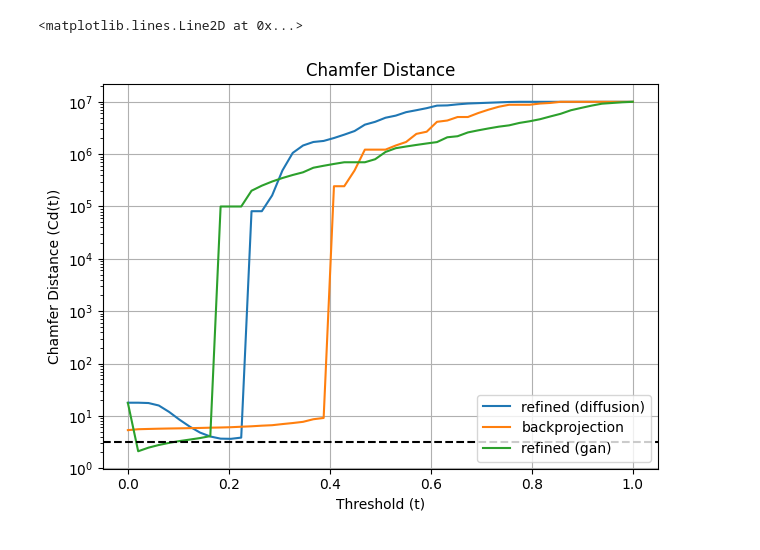
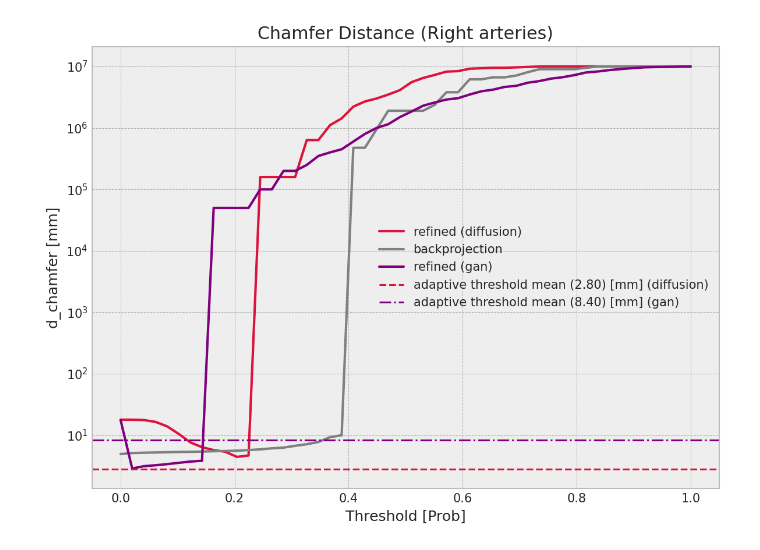
Before and after one commit to cvlab-ai/xra-diff, a Jupyter notebook: notebooks/synthetic_results.ipynb, the cells around one changed output. Saved outputs shown, nothing was run; the diff lists cells and outputs as text; code cells hidden in the pictures.

Commit message:
prettier plots, better synthetic tests

```diff
--- a/notebooks/synthetic_results.ipynb
+++ b/notebooks/synthetic_results.ipynb
@@ -3,0 +3,7 @@ import re
+# %%
+import pandas as pd
+import re
+import matplotlib.pyplot as plt
+plt.style.use("bmh")
+plt.rcParams["figure.figsize"] = (8, 6)
+plt.rcParams["figure.dpi"]     = 150
@@ -5,3 +155,4 @@ import re
 df = pd.read_csv("../data/synthetic_right.csv")
 df_baseline = pd.read_csv("../data/synthetic_baseline_right.csv")
 df_adaptive = pd.read_csv("../data/synthetic_adaptive_right.csv")
+df_adaptive_baseline = pd.read_csv("../data/synthetic_adaptive_baseline_right.csv")
@@ -100,17 +159,9 @@ def chamfer(df, prefix, legend, threshold_bnds=(0, 1)):
 # %%
-chamfer(df, prefix="refined", legend="refined (diffusion)")
-chamfer(df, prefix="backproj", legend="backprojection")
-chamfer(df_baseline, prefix="refined", legend="refined (gan)")
-
-mean_val = df_adaptive["refined_chamfer_adaptive"].mean()
-import matplotlib.pyplot as plt
-plt.axhline(
-    y=mean_val,
-    color="black",      # choose a color
-    linestyle="--",     # dashed line for clarity
-    linewidth=1.5,
-    label=f"adaptive mean ({mean_val:.2f})"
-)
+plt.title(f"Chamfer Distance (Right arteries)")
+chamfer(df, prefix="refined", legend="refined (diffusion)", color="crimson")
+chamfer(df, prefix="backproj", legend="backprojection", color="gray")
+chamfer(df_baseline, prefix="refined", legend="refined (gan)", color="purple")
+chamfer_adaptive(df_adaptive, color="crimson")
+chamfer_adaptive(df_adaptive_baseline, color="purple", line="-.", suffix="(gan)")
 # %% [output]
-<matplotlib.lines.Line2D at 0x...>
-[figure, old version]
+[figure, new version]
```
Also changed, not shown: parts of 17 cells of this notebook, 2 other files.
